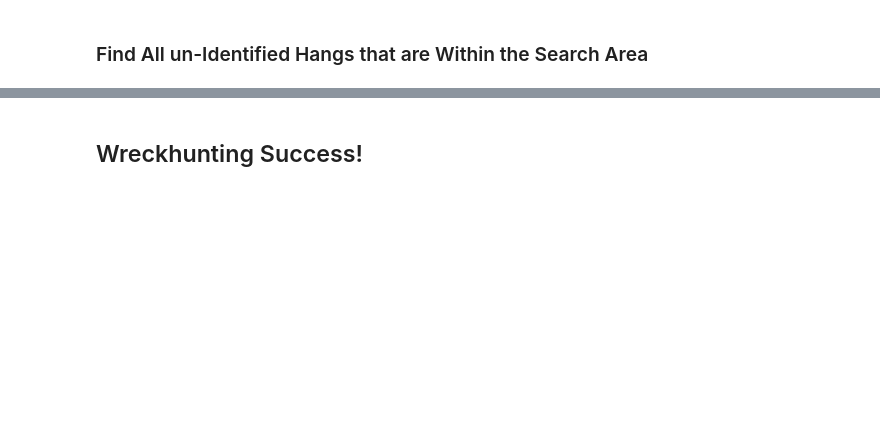
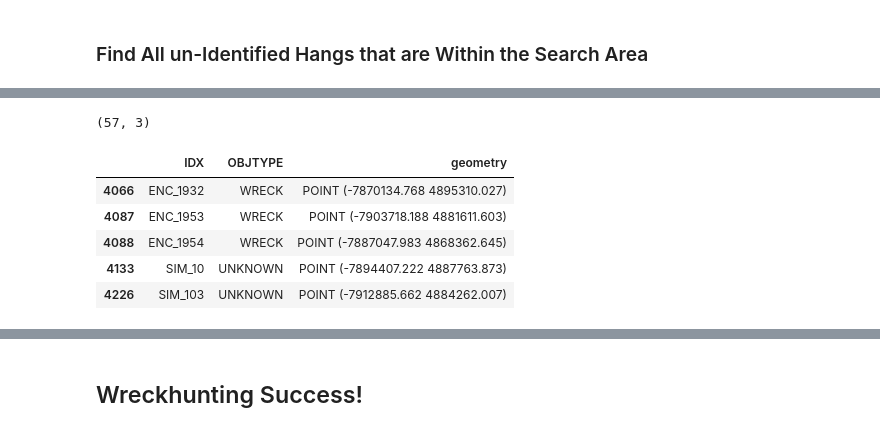
Before and after one commit to Data-Science-for-Conservation/Ocean_GIS_for_Python, a Jupyter notebook: GIS_Analysis.ipynb, the cells around one changed output, grey strips where cells are left out. Cells and saved outputs as stored; diff of their text form; code cells hidden in the pictures; blank space fills up the shorter version.

```diff
--- a/GIS_Analysis.ipynb
+++ b/GIS_Analysis.ipynb
@@ -733,0 +742,15 @@ all_unknown.head()
+# %%
+# Calculate and filter for points within the search area buffer
+# gdf_within = gdfdata.loc[gdfdata.geometry.within(gdfselbuff.unary_union)]
+search_points = all_unknown.loc[s_idx]
+
+print(search_points.shape)
+search_points.head()
+# %% [output]
+(57, 3)
+|  | IDX | OBJTYPE | geometry |
+| 4066 | ENC_1932 | WRECK | POINT (-7870134.768 4895310.027) |
+| 4087 | ENC_1953 | WRECK | POINT (-7903718.188 4881611.603) |
+| 4088 | ENC_1954 | WRECK | POINT (-7887047.983 4868362.645) |
+| 4133 | SIM_10 | UNKNOWN | POINT (-7894407.222 4887763.873) |
+| 4226 | SIM_103 | UNKNOWN | POINT (-7912885.662 4884262.007) |
```
Also changed, not shown: parts of 13 cells of this notebook, 4 other files.
